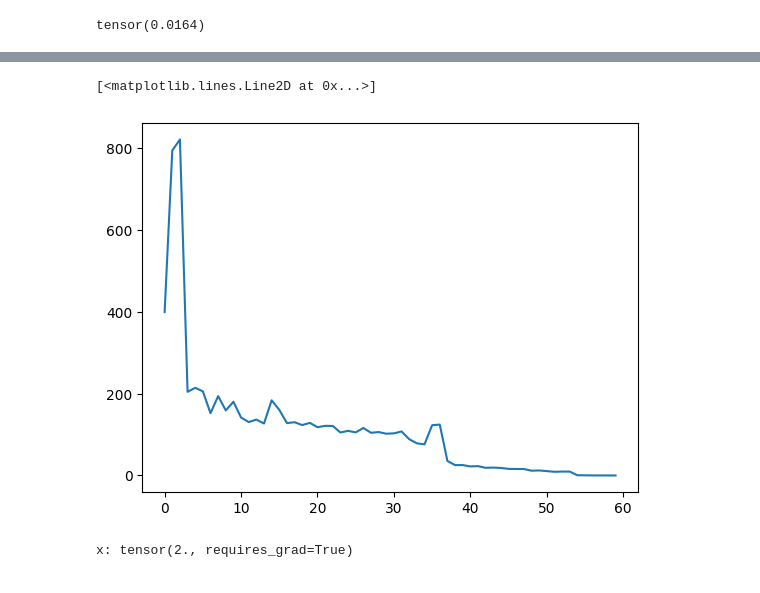
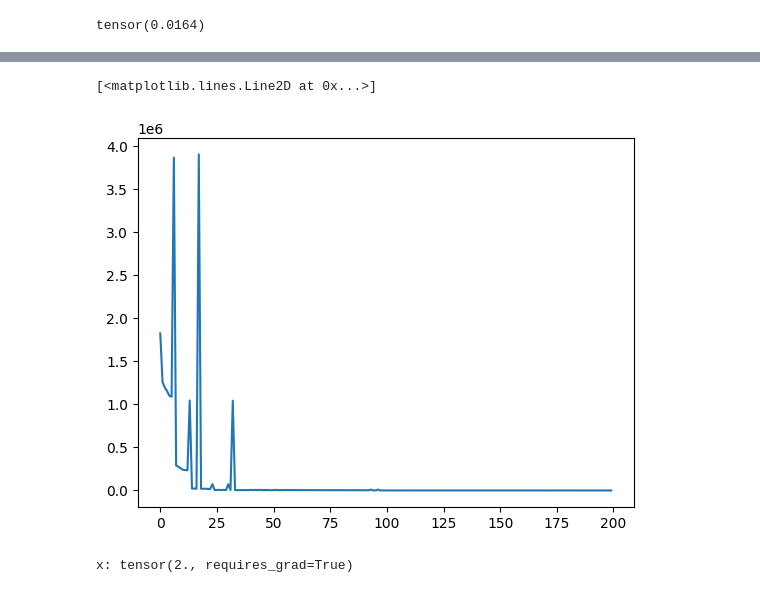
Before and after one commit to MahdiGilany/ts_snr, a Jupyter notebook: notebooks/2_bached_omp_Mahdi_23_6.ipynb, the cells around one changed output, grey strips where cells are left out. Cells and saved outputs as stored; diff of their text form; code cells hidden in the pictures.

```diff
--- a/notebooks/2_bached_omp_Mahdi_23_6.ipynb
+++ b/notebooks/2_bached_omp_Mahdi_23_6.ipynb
@@ -48,7 +49,6 @@ n_nonzero_coefs 10
 from sklearn.linear_model import OrthogonalMatchingPursuit
 from sklearn.datasets import make_regression
 
-n_nonzero_coefs=10
 y_, X_, w_ = make_sparse_coded_signal(
     n_samples=1,
     n_components=1000,
@@ -83,8 +85,8 @@ dict = X_hat[0, ...] # consider cloning the tensor
 
 chunk_length, n_atoms = dict.shape
 batch_sz, chunk_length = y.shape
-n_nonzero_coefs = 10
-tau = 1e-3
+n_nonzero_coefs = n_nonzero_coefs
+tau = 1e-30
 hard = True
 hard_mode = 0
 reg_=1e-10
@@ -217,7 +219,7 @@ scikit learn weights tensor([-0.7782, -2.0803, -2.2727, -0.6221,  1.5539,  1.438
 # %%
 abs_sums = []
 for i in range(len(detached_indices[0])):
-    abs_sums.append(X_hat.grad[0, :, detached_indices[0, i]].abs().sum())
+    abs_sums.append(X_hat.grad[0, :, detached_indices[0, i]].abs().norm())
 plt.plot(abs_sums)
 # %% [output]
 [<matplotlib.lines.Line2D at 0x...>]
@@ -231,7 +233,7 @@ X.grad, y.grad, w.grad, X.is_leaf, soft_score_indices.requires_grad
 # %% [markdown]
 # Alex idea for OMP
 # %%
-n_components = 60
+n_components = 200
 y_0, X_0, w_0 = make_sparse_coded_signal(
     n_samples=1,
     n_components=1000,
@@ -406,11 +400,11 @@ scikit learn weights tensor([-0.4428,  0.4637,  1.1912,  1.1665,  1.3531, -1.374
 # %%
 abs_sums = []
 for i in range(len(detached_indices[0])):
-    abs_sums.append(X_hat.grad[0, :, detached_indices[0, i]].abs().sum())
+    abs_sums.append(X_hat.grad[0, :, detached_indices[0, i]].abs().norm())
 plt.plot(abs_sums[:])
 # %% [output]
 [<matplotlib.lines.Line2D at 0x...>]
-[figure, old version]
+[figure, new version]
 # %%
 # fake_loss = W.sum() + 100
 fake_loss = (nonzero_W**1).sum() + 0
```
Also changed, not shown: parts of 9 cells of this notebook, 2 other files.
